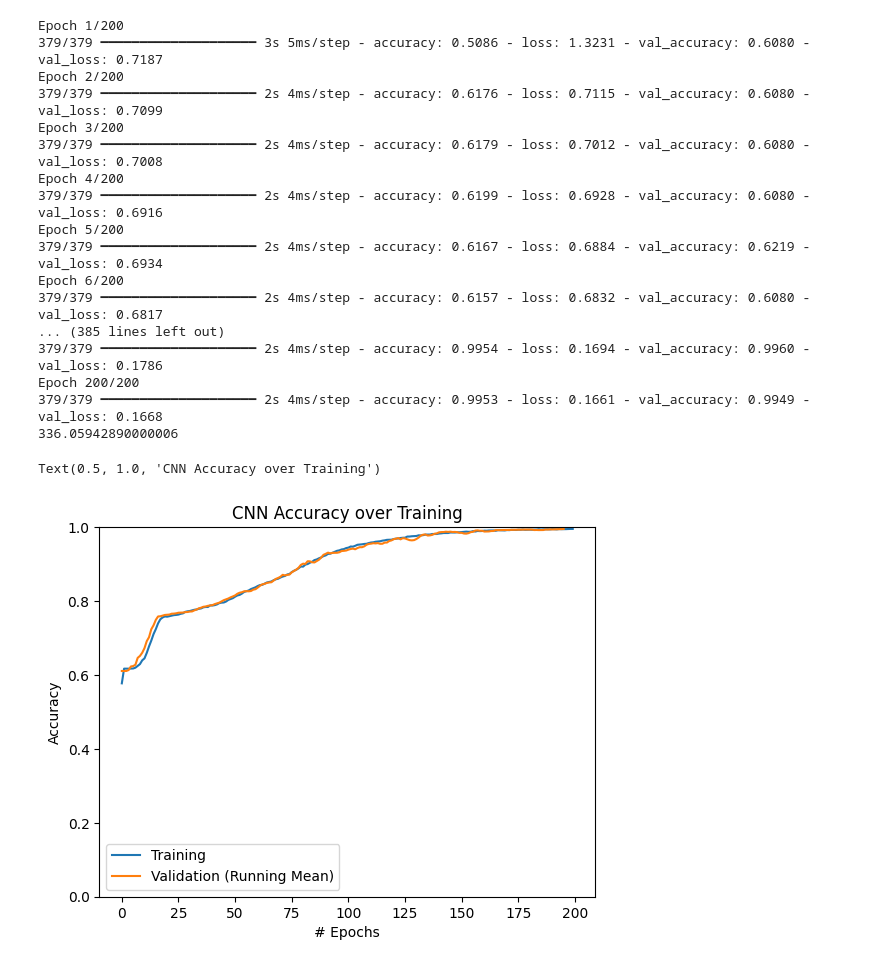
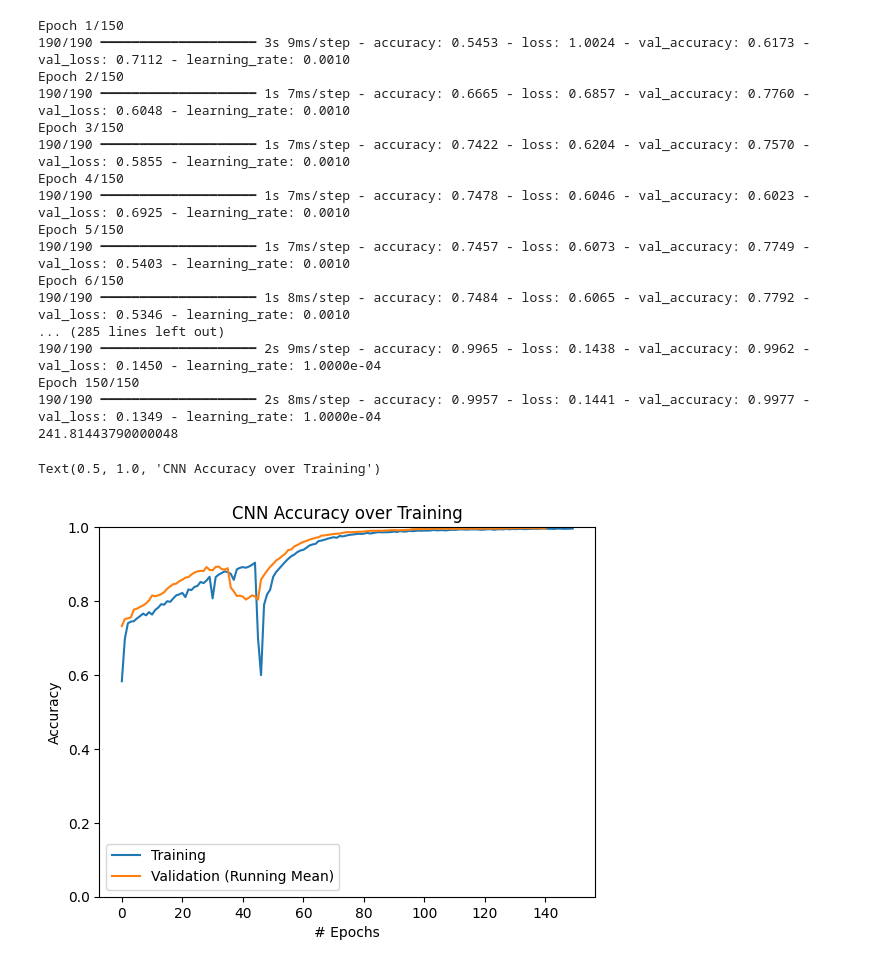
Before and after one commit to theadityat24/stress_detection, a Jupyter notebook: optimize_binary/optimize cnn.ipynb, the cells around one changed output. Saved outputs shown, nothing was run; the diff lists cells and outputs as text; code cells hidden in the pictures.

Commit message:
variable learning rate

```diff
--- a/optimize_binary/optimize cnn.ipynb
+++ b/optimize_binary/optimize cnn.ipynb
@@ -65,7 +66,7 @@ fuzzy_win = 5
 def cnn_reshape(x):
     return x.reshape((-1, x.shape[1], 1))
 # %%
-blur_factor = 5
+blur_factor = 4
 
 # x = drop_res(fuzzy_dx3, blur_factor=blur_factor)
 x = df[spec_cols].values
@@ -75,6 +76,7 @@ x /= x.max()
 
 x_train, x_val, y_train, y_val = train_test_split(x, y, test_size=.2)
 # %%
+@functools.cache
 def fuzzy_dx_init(shape, dtype=None):
     half_shape = list(shape)
     half_shape[0] //= 2
@@ -87,42 +89,69 @@ model = Sequential([
     Conv1D(1, fuzzy_win*2, trainable=False, kernel_initializer=fuzzy_dx_init),
     Conv1D(1, fuzzy_win*2, trainable=False, kernel_initializer=fuzzy_dx_init),
     AveragePooling1D(blur_factor),
-    Conv1D(20, 10, kernel_regularizer=L2(.001)),
+    Conv1D(20, 20, kernel_regularizer=L2(.001), name='conv1'),
     MaxPooling1D(2),
+    Dropout(.02),
     Flatten(),
-    Dense(20, kernel_regularizer=L2(.001)),
-    Dense(20, kernel_regularizer=L2(.001)),
+    Dense(40, kernel_regularizer=L2(.001)),
+    Dropout(.02),
+    Dense(30, kernel_regularizer=L2(.001)),
+    Dropout(.02),
+    Dense(10, kernel_regularizer=L2(.001)),
+    Dropout(.02),
     Dense(1)
 ])
 
-model.compile(optimizer=Nadam(1e-4, beta_1=.75, beta_2=.9), loss='binary_crossentropy', metrics=['accuracy'])
+model.compile(optimizer=Nadam(1e-3, beta_1=.6, beta_2=.85), loss='binary_crossentropy', metrics=['accuracy'])
+# %%
+weights = {}
+class GradientNormCallback(Callback):
+    def on_epoch_end(self, epoch, logs=None):
+        weights[epoch] = [
+            layer.trainable_weights[0].numpy() if layer.trainable_weights else np.array([0])
+            for layer in self.model.layers
+        ]
+
+class FreezeCallback(Callback):
+    def on_epoch_end(self, epoch, logs=None):
+        if epoch > 75:
+            self.model.get_layer(name='conv1').trainable = False
+
+def drop_lr(epochs, lr):
+    if epochs < 50:
+        return 1e-3
+    elif epochs < 150:
+        return 1e-4
+    else:
+        return 1e-5
 # %%
 start = perf_counter()
 
 history = model.fit(
     cnn_reshape(x_train),
     y_train,
-    epochs=200,
+    epochs=150,
     validation_data=(cnn_reshape(x_val), y_val),
-    batch_size=50,
+    batch_size=100,
+    callbacks = [GradientNormCallback(), LearningRateScheduler(drop_lr), FreezeCallback()]
 )
 
 print(perf_counter() - start)
 # %% [output]
-Epoch 1/200
-379/379 ━━━━━━━━━━━━━━━━━━━━ 3s 5ms/step - accuracy: 0.5086 - loss: 1.3231 - val_accuracy: 0.6080 - val_loss: 0.7187
-Epoch 2/200
-379/379 ━━━━━━━━━━━━━━━━━━━━ 2s 4ms/step - accuracy: 0.6176 - loss: 0.7115 - val_accuracy: 0.6080 - val_loss: 0.7099
-Epoch 3/200
-379/379 ━━━━━━━━━━━━━━━━━━━━ 2s 4ms/step - accuracy: 0.6179 - loss: 0.7012 - val_accuracy: 0.6080 - val_loss: 0.7008
-Epoch 4/200
-379/379 ━━━━━━━━━━━━━━━━━━━━ 2s 4ms/step - accuracy: 0.6199 - loss: 0.6928 - val_accuracy: 0.6080 - val_loss: 0.6916
-Epoch 5/200
-379/379 ━━━━━━━━━━━━━━━━━━━━ 2s 4ms/step - accuracy: 0.6167 - loss: 0.6884 - val_accuracy: 0.6219 - val_loss: 0.6934
-Epoch 6/200
-379/379 ━━━━━━━━━━━━━━━━━━━━ 2s 4ms/step - accuracy: 0.6157 - loss: 0.6832 - val_accuracy: 0.6080 - val_loss: 0.6817
-... (385 lines left out)
-379/379 ━━━━━━━━━━━━━━━━━━━━ 2s 4ms/step - accuracy: 0.9954 - loss: 0.1694 - val_accuracy: 0.9960 - val_loss: 0.1786
-Epoch 200/200
-379/379 ━━━━━━━━━━━━━━━━━━━━ 2s 4ms/step - accuracy: 0.9953 - loss: 0.1661 - val_accuracy: 0.9949 - val_loss: 0.1668
-336.05942890000006
+Epoch 1/150
+190/190 ━━━━━━━━━━━━━━━━━━━━ 3s 9ms/step - accuracy: 0.5453 - loss: 1.0024 - val_accuracy: 0.6173 - val_loss: 0.7112 - learning_rate: 0.0010
+Epoch 2/150
+190/190 ━━━━━━━━━━━━━━━━━━━━ 1s 7ms/step - accuracy: 0.6665 - loss: 0.6857 - val_accuracy: 0.7760 - val_loss: 0.6048 - learning_rate: 0.0010
+Epoch 3/150
+190/190 ━━━━━━━━━━━━━━━━━━━━ 1s 7ms/step - accuracy: 0.7422 - loss: 0.6204 - val_accuracy: 0.7570 - val_loss: 0.5855 - learning_rate: 0.0010
+Epoch 4/150
+190/190 ━━━━━━━━━━━━━━━━━━━━ 1s 7ms/step - accuracy: 0.7478 - loss: 0.6046 - val_accuracy: 0.6023 - val_loss: 0.6925 - learning_rate: 0.0010
+Epoch 5/150
+190/190 ━━━━━━━━━━━━━━━━━━━━ 1s 7ms/step - accuracy: 0.7457 - loss: 0.6073 - val_accuracy: 0.7749 - val_loss: 0.5403 - learning_rate: 0.0010
+Epoch 6/150
+190/190 ━━━━━━━━━━━━━━━━━━━━ 1s 8ms/step - accuracy: 0.7484 - loss: 0.6065 - val_accuracy: 0.7792 - val_loss: 0.5346 - learning_rate: 0.0010
+... (285 lines left out)
+190/190 ━━━━━━━━━━━━━━━━━━━━ 2s 9ms/step - accuracy: 0.9965 - loss: 0.1438 - val_accuracy: 0.9962 - val_loss: 0.1450 - learning_rate: 1.0000e-04
+Epoch 150/150
+190/190 ━━━━━━━━━━━━━━━━━━━━ 2s 8ms/step - accuracy: 0.9957 - loss: 0.1441 - val_accuracy: 0.9977 - val_loss: 0.1349 - learning_rate: 1.0000e-04
+241.81443790000048
@@ -129,17 +163,17 @@ Epoch 200/200
 # %%
 fig = plt.figure()
 ax = plt.gca()
 
 ax.plot(history.history['accuracy'], label='Training')
 ax.plot(
-    np.convolve(np.array(history.history['val_accuracy']), np.ones(5)/5, mode='valid'),
+    np.convolve(np.array(history.history['val_accuracy']), np.ones(10)/10, mode='valid'),
     label='Validation (Running Mean)'
 )
 ax.legend()
 ax.set_xlabel('# Epochs')
 ax.set_ylabel('Accuracy')
 ax.set_ylim((0, 1))
 ax.set_title('CNN Accuracy over Training')
 # %% [output]
 Text(0.5, 1.0, 'CNN Accuracy over Training')
-[figure, old version]
+[figure, new version]
```
Also changed, not shown: parts of 6 cells of this notebook.
